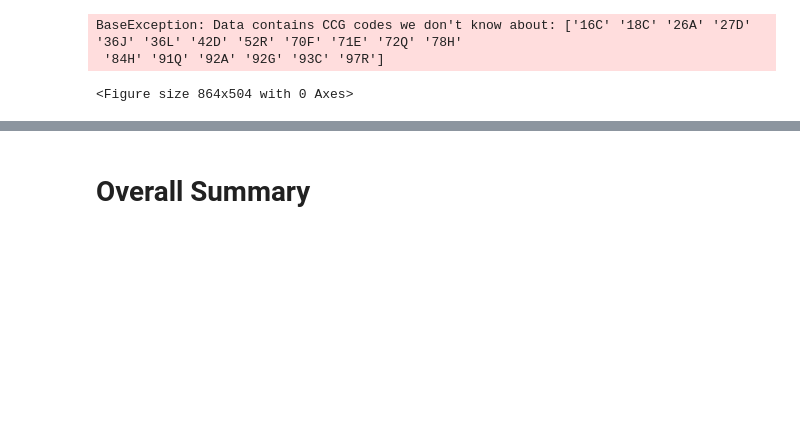
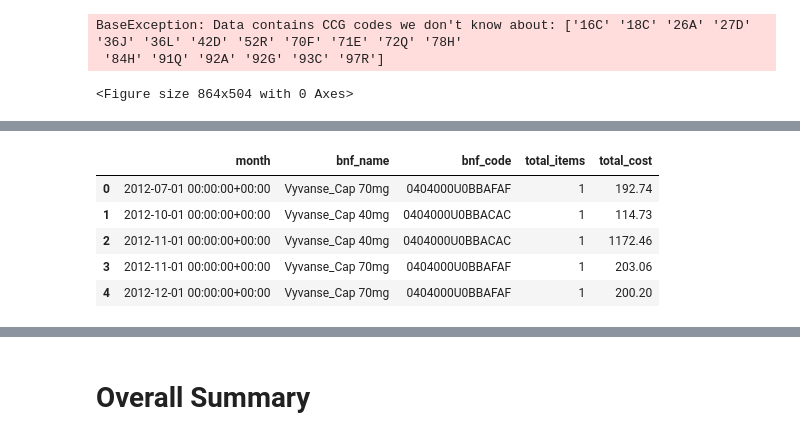
Before and after one commit to ebmdatalab/cd-legislation-notebook, a Jupyter notebook: notebooks/legislative.change.ipynb, the cells around one changed output, grey strips where cells are left out. Cells and saved outputs as stored; diff of their text form; code cells hidden in the pictures; blank space fills up the shorter version.

```diff
--- a/notebooks/legislative.change.ipynb
+++ b/notebooks/legislative.change.ipynb
@@ -301,0 +304,30 @@ BaseException: Data contains CCG codes we don't know about: ['16C' '18C' '26A' '
+# %%
+sql6 = '''
+SELECT
+  month,
+  bnf_name,
+  bnf_code,
+  SUM(items) AS total_items,
+  SUM(actual_cost) AS total_cost
+FROM
+  ebmdatalab.hscic.normalised_prescribing AS rx
+WHERE
+ bnf_code LIKE '0404000U0%'
+GROUP BY
+  month,
+  bnf_name,
+  bnf_code
+ORDER BY
+  month
+'''
+
+df_lisdex = bq.cached_read(sql6, csv_path=os.path.join('..', 'data', 'df_lisdex.csv'))
+df_lisdex['month'] = pd.to_datetime(df_lisdex['month'])
+df_lisdex.head(5)
+# %% [output]
+|  | month | bnf_name | bnf_code | total_items | total_cost |
+| 0 | 2012-07-01 00:00:00+00:00 | Vyvanse_Cap 70mg | 0404000U0BBAFAF | 1 | 192.74 |
+| 1 | 2012-10-01 00:00:00+00:00 | Vyvanse_Cap 40mg | 0404000U0BBACAC | 1 | 114.73 |
+| 2 | 2012-11-01 00:00:00+00:00 | Vyvanse_Cap 40mg | 0404000U0BBACAC | 1 | 1172.46 |
+| 3 | 2012-11-01 00:00:00+00:00 | Vyvanse_Cap 70mg | 0404000U0BBAFAF | 1 | 203.06 |
+| 4 | 2012-12-01 00:00:00+00:00 | Vyvanse_Cap 70mg | 0404000U0BBAFAF | 1 | 200.20 |
```
Also changed, not shown: parts of 8 cells of this notebook, 3 other files.
